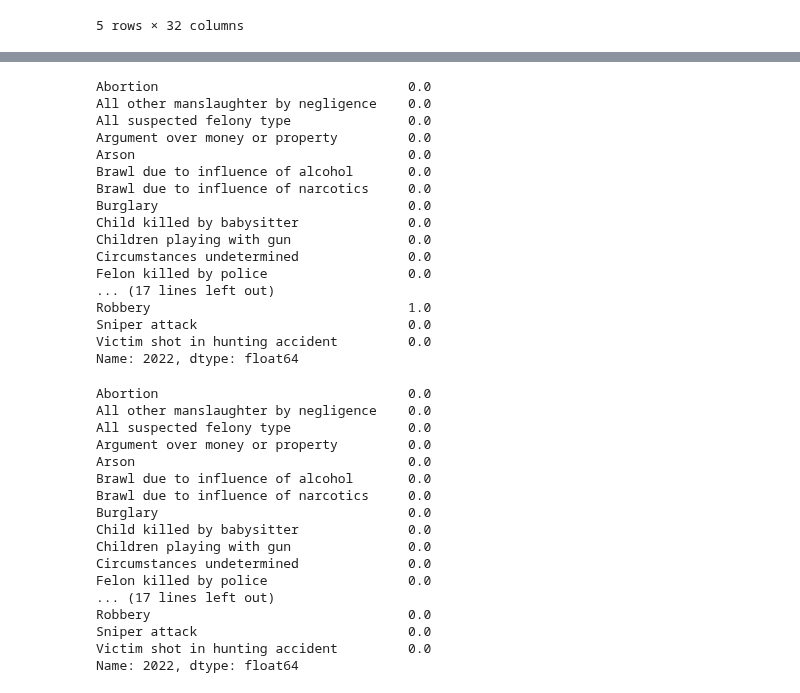
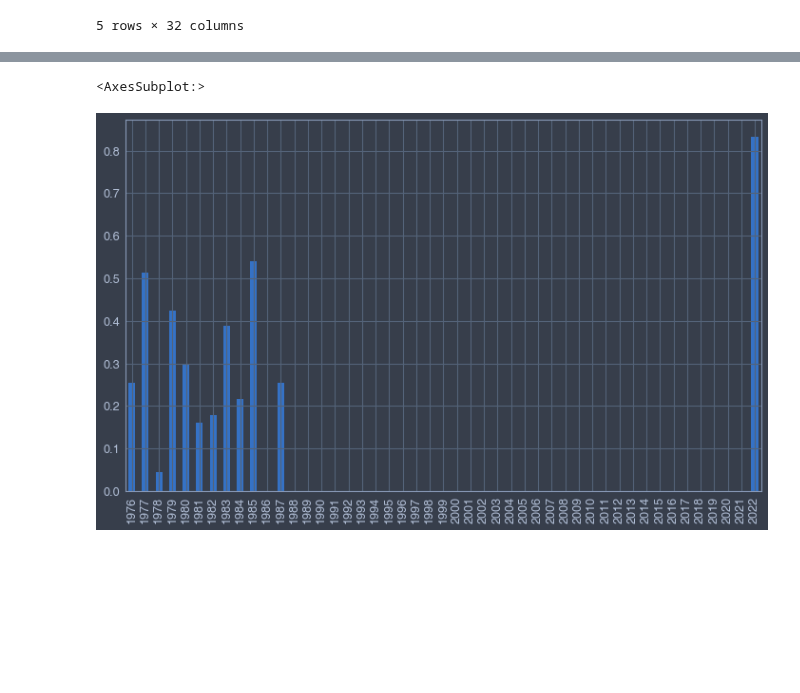
Before and after one commit to fadeeva/weird_projects, a Jupyter notebook: Serial_Killers/Outliers_in_Murder_Accountability_Project.ipynb, the cells around one changed output, grey strips where cells are left out. Drawn from its saved outputs; the diff is of its cells as text; code cells hidden in the pictures; blank space fills up the shorter version.

```diff
--- a/Serial_Killers/Outliers_in_Murder_Accountability_Project.ipynb
+++ b/Serial_Killers/Outliers_in_Murder_Accountability_Project.ipynb
@@ -581,40 +473,5 @@ pivot_uw.loc[1979].sum()
-# %%
-pivot_w.loc[2022]
-# %% [output]
-Abortion                                0.0
-All other manslaughter by negligence    0.0
-All suspected felony type               0.0
-Argument over money or property         0.0
-Arson                                   0.0
-Brawl due to influence of alcohol       0.0
-Brawl due to influence of narcotics     0.0
-Burglary                                0.0
-Child killed by babysitter              0.0
-Children playing with gun               0.0
-Circumstances undetermined              0.0
-Felon killed by police                  0.0
-... (17 lines left out)
-Robbery                                 1.0
-Sniper attack                           0.0
-Victim shot in hunting accident         0.0
-Name: 2022, dtype: float64
-# %%
-pivot_uw.loc[2022]
-# %% [output]
-Abortion                                0.0
-All other manslaughter by negligence    0.0
-All suspected felony type               0.0
-Argument over money or property         0.0
-Arson                                   0.0
-Brawl due to influence of alcohol       0.0
-Brawl due to influence of narcotics     0.0
-Burglary                                0.0
-Child killed by babysitter              0.0
-Children playing with gun               0.0
-Circumstances undetermined              0.0
-Felon killed by police                  0.0
-... (17 lines left out)
-Robbery                                 0.0
-Sniper attack                           0.0
-Victim shot in hunting accident         0.0
-Name: 2022, dtype: float64
+# %%
+cs['Florida'].plot(kind='bar')
+# %% [output]
+<AxesSubplot:>
+[figure, added]
```
Also changed, not shown: parts of 19 cells of this notebook.
